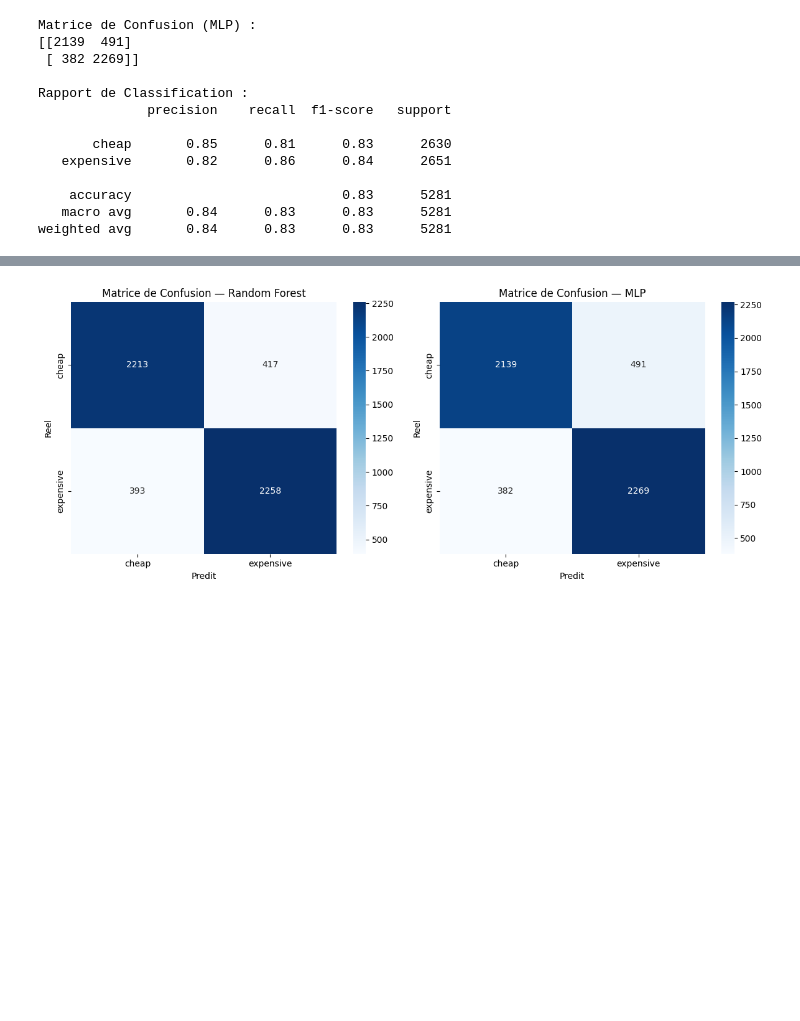
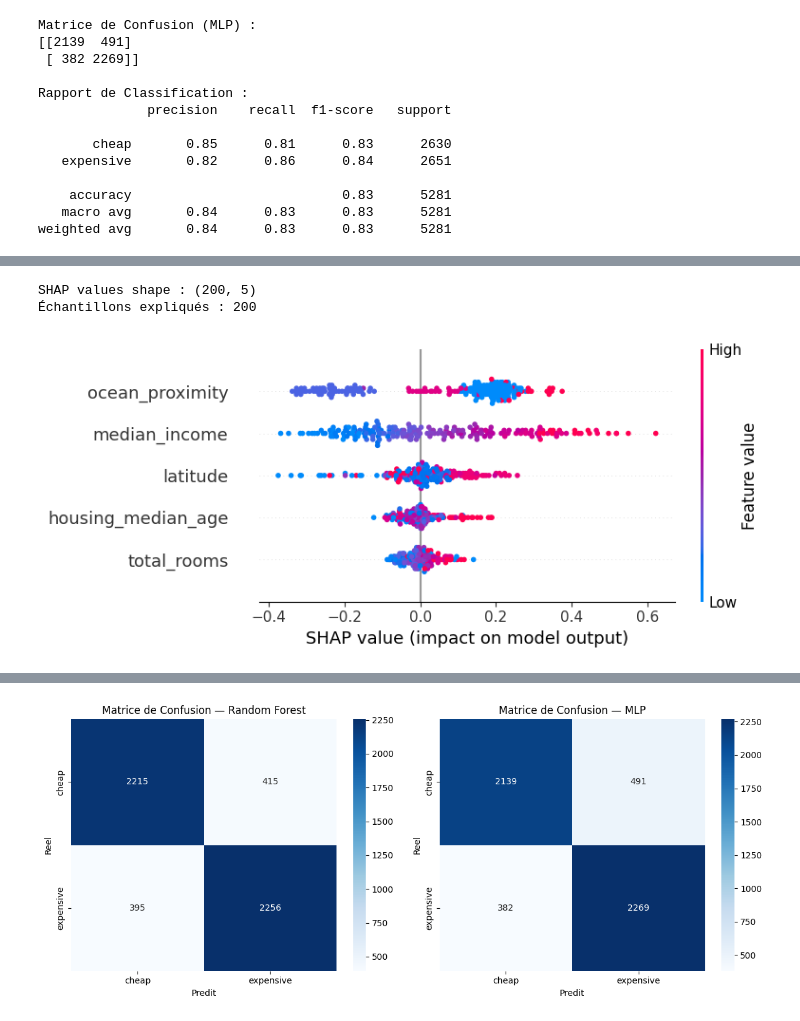
Before and after one commit to Anisse-Imer/bloc-ia-prosit-3, a Jupyter notebook: fusion_notebook.ipynb, the cells around one changed output, grey strips where cells are left out. Saved outputs shown, nothing was run; the diff lists cells and outputs as text; code cells hidden in the pictures; blank space fills up the shorter version.

```diff
--- a/fusion_notebook.ipynb
+++ b/fusion_notebook.ipynb
@@ -163,16 +205,19 @@ from sklearn.metrics import (
     recall_score, f1_score, roc_auc_score, roc_curve, precision_recall_curve
 )
 
-df = pd.read_csv('./datasets/amputed_normalized_housing_data.csv')
+# Données normalisées (pour MLP)
+df = housing.copy()
+# Données non normalisées (pour Random Forest)
+df_raw = housing_raw.copy()
 
-# Variable cible binaire
+# Variable cible binaire (même seuil pour les deux)
 median_price = df['median_house_value'].median()
 df['expensive'] = (df['median_house_value'] > median_price).astype(int)
+df_raw['expensive'] = (df_raw['median_house_value'] > median_price).astype(int)
 
 print(f"Shape : {df.shape}")
 print(f"\nDistribution de expensive :\n{df['expensive'].value_counts()}")
 print(f"\nSeuil (mediane) : {median_price:.0f}")
-df.head()
 # %% [output]
 Shape : (17601, 11)
 
@@ -252,10 +299,15 @@ Features supprimees (4) : {'population', 'households', 'longitude', 'total_bedro
 # %%
-X = df[features_clean].values
+X = df[features_clean].values        # normalisé (MLP)
+X_raw = df_raw[features_clean].values  # non normalisé (Random Forest)
 y = df[target].values
 
-X_train, X_test, y_train, y_test = train_test_split(X, y, test_size=0.3, random_state=42)
+X_train, X_test, X_train_raw, X_test_raw, y_train, y_test = train_test_split(
+    X, X_raw, y, test_size=0.3, random_state=42
+)
 print(f"Train : {X_train.shape[0]} echantillons ({X_train.shape[0]/len(X)*100:.0f}%)")
 print(f"Test  : {X_test.shape[0]} echantillons ({X_test.shape[0]/len(X)*100:.0f}%)")
+print(f"\nRandom Forest → données non normalisées")
+print(f"MLP           → données normalisées (Z-Score)")
 # %% [output]
 Train : 12320 echantillons (70%)
 Test  : 5281 echantillons (30%)
@@ -276,12 +353,13 @@ rf_model = RandomForestClassifier(
     n_jobs=-1,
 )
 
-rf_model.fit(X_train, y_train)
+rf_model.fit(X_train_raw, y_train)
 
 print(f"Nombre d'arbres       : {rf_model.n_estimators}")
 print(f"Profondeur max        : {rf_model.max_depth or 'illimitee'}")
 print(f"Features par split    : {rf_model.max_features}")
 print(f"Nombre de features    : {rf_model.n_features_in_}")
+print(f"\n(Entrainé sur données NON normalisées pour une meilleure interprétabilité)")
 # %% [output]
 Nombre d'arbres       : 100
 Profondeur max        : illimitee
@@ -463,0 +621,27 @@ weighted avg       0.84      0.83      0.83      5281
+# %%
+import shap
+
+# Échantillon de référence (background) pour KernelExplainer
+# On utilise un sous-ensemble pour limiter le temps de calcul
+background = shap.sample(pd.DataFrame(X_train, columns=features_clean), 100, random_state=42)
+
+# KernelExplainer sur la probabilité de la classe "expensive"
+explainer = shap.KernelExplainer(
+    lambda x: mlp_model.predict_proba(x)[:, 1],
+    background
+)
+
+# Calcul des valeurs SHAP sur un échantillon du test set
+X_test_sample = pd.DataFrame(X_test[:200], columns=features_clean)
+shap_values = explainer.shap_values(X_test_sample, nsamples=200)
+
+print(f"SHAP values shape : {shap_values.shape}")
+print(f"Échantillons expliqués : {shap_values.shape[0]}")
+# %% [output]
+SHAP values shape : (200, 5)
+Échantillons expliqués : 200
+# %%
+# Summary plot — importance globale et direction de l'effet
+shap.summary_plot(shap_values, X_test_sample, feature_names=features_clean, show=True)
+# %% [output]
+[figure, added]
```
Also changed, not shown: parts of 40 cells of this notebook.
